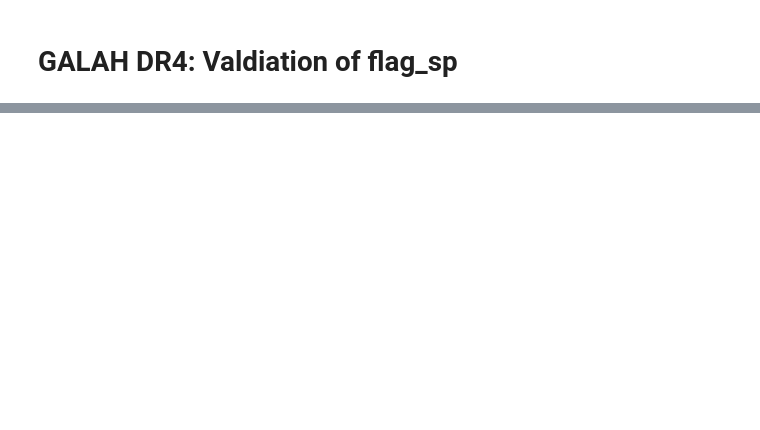
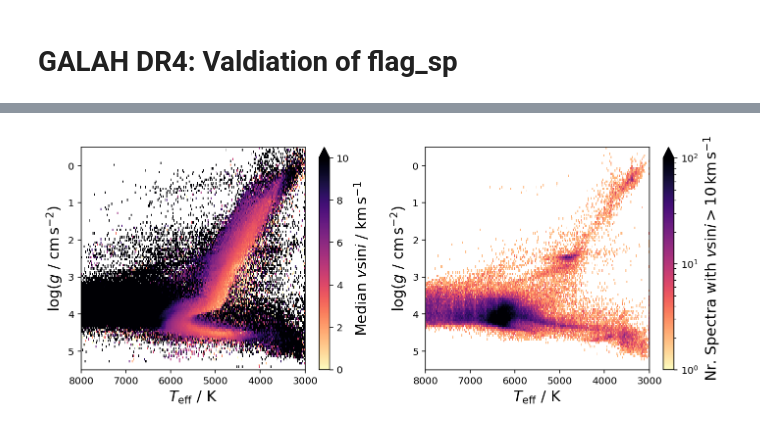
Before and after one commit to svenbuder/GALAH_DR4, a Jupyter notebook: validation/galah_dr4_validation_flag_sp.ipynb, the cells around one changed output, grey strips where cells are left out. Cells and saved outputs as stored; diff of their text form; code cells hidden in the pictures; blank space fills up the shorter version.

```diff
--- a/validation/galah_dr4_validation_flag_sp.ipynb
+++ b/validation/galah_dr4_validation_flag_sp.ipynb
@@ -264,3 +333,6 @@ flags_sven = dict()
 #     match = match[0]
 #     initial_parameters['flags_sven'][match] += 1
 #     flags_sven['1'] = 'spectroscopic binary SB2'
+# %%
+data_allspec = Table.read('../catalogs/galah_dr4_allspec_230206.fits')
+data_allstar = Table.read('../spectrum_post_processing/galah_dr4_allstar_plxcom_not_validated.fits')
@@ -266,0 +560,51 @@ flags_sven = dict()
+# %%
+f, gs = plt.subplots(1,2,figsize=(10,4))
+
+ax = gs[0]
+
+select = np.isfinite(data_allspec['teff']) & np.isfinite(data_allspec['logg']) & np.isfinite(data_allspec['vsini'])
+
+x = data_allspec['teff'][select]
+y = data_allspec['logg'][select]
+z = data_allspec['vsini'][select]
+
+H, xedges, yedges, binnumber = stats.binned_statistic_2d(x, y, values = z, statistic='median' , bins = (np.arange(3000,8000,10),np.arange(-0.5,5.5,0.05)))
+XX, YY = np.meshgrid(xedges, yedges)
+
+s = ax.pcolormesh(XX,YY,H.T,cmap='magma_r',vmin=0,vmax=10)
+cbar = plt.colorbar(s,ax=ax,extend='max')
+
+ax.set_xlim(8000,3000)
+ax.set_ylim(5.5,-0.5)
+ax.set_xlabel(r'$T_\mathrm{eff}~/~\mathrm{K}$',fontsize=15)
+ax.set_ylabel(r'$\log (g~/~\mathrm{cm\,s^{-2}})$',fontsize=15)
+cbar.set_label(r'Median $v \sin i~/~\mathrm{km\,s^{-1}}$',fontsize=15)
+
+ax = gs[1]
+
+select = (data_allspec['vsini'] > 10) & np.isfinite(data_allspec['teff']) & np.isfinite(data_allspec['logg']) & np.isfinite(data_allspec['vsini'])
+
+x = data_allspec['teff'][select]
+y = data_allspec['logg'][select]
+z = data_allspec['vsini'][select]
+
+H, xedges, yedges, binnumber = stats.binned_statistic_2d(x, y, values = z, statistic='count' , bins = (np.arange(3000,8000,10),np.arange(-0.5,5.5,0.05)))
+H[H<=1.] = np.NaN
+
+XX, YY = np.meshgrid(xedges, yedges)
+
+s = ax.pcolormesh(XX,YY,H.T,cmap='magma_r', norm=LogNorm(vmin=1, vmax = 100))
+cbar = plt.colorbar(s,ax=ax,extend='max')
+
+ax.set_xlim(8000,3000)
+ax.set_ylim(5.5,-0.5)
+ax.set_xlabel(r'$T_\mathrm{eff}~/~\mathrm{K}$',fontsize=15)
+ax.set_ylabel(r'$\log (g~/~\mathrm{cm\,s^{-2}})$',fontsize=15)
+cbar.set_label(r'Nr. Spectra with $v \sin i > 10\,\mathrm{km\,s^{-1}}$',fontsize=15)
+
+plt.tight_layout()
+plt.savefig('figures/teff_logg_vsini.png',bbox_inches='tight',dpi=200)
+plt.show()
+plt.close()
+# %% [output]
+[figure, added]
```
Also changed, not shown: parts of 18 cells of this notebook, 27 other files.
